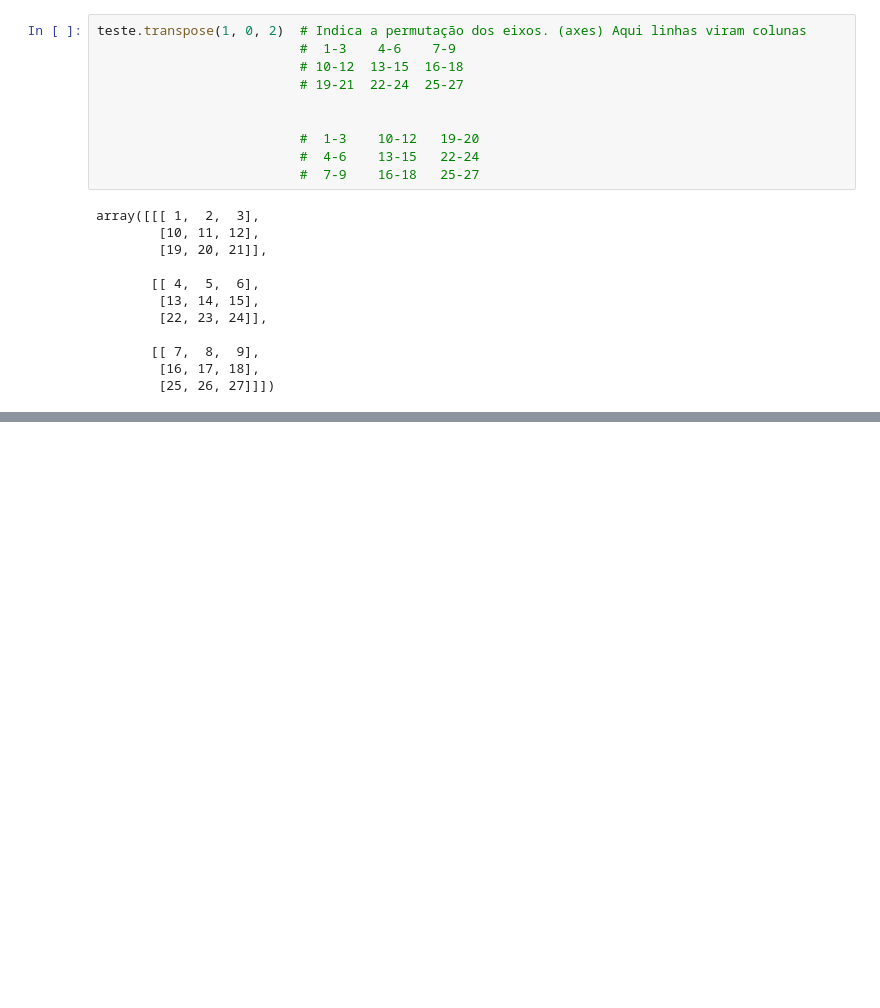
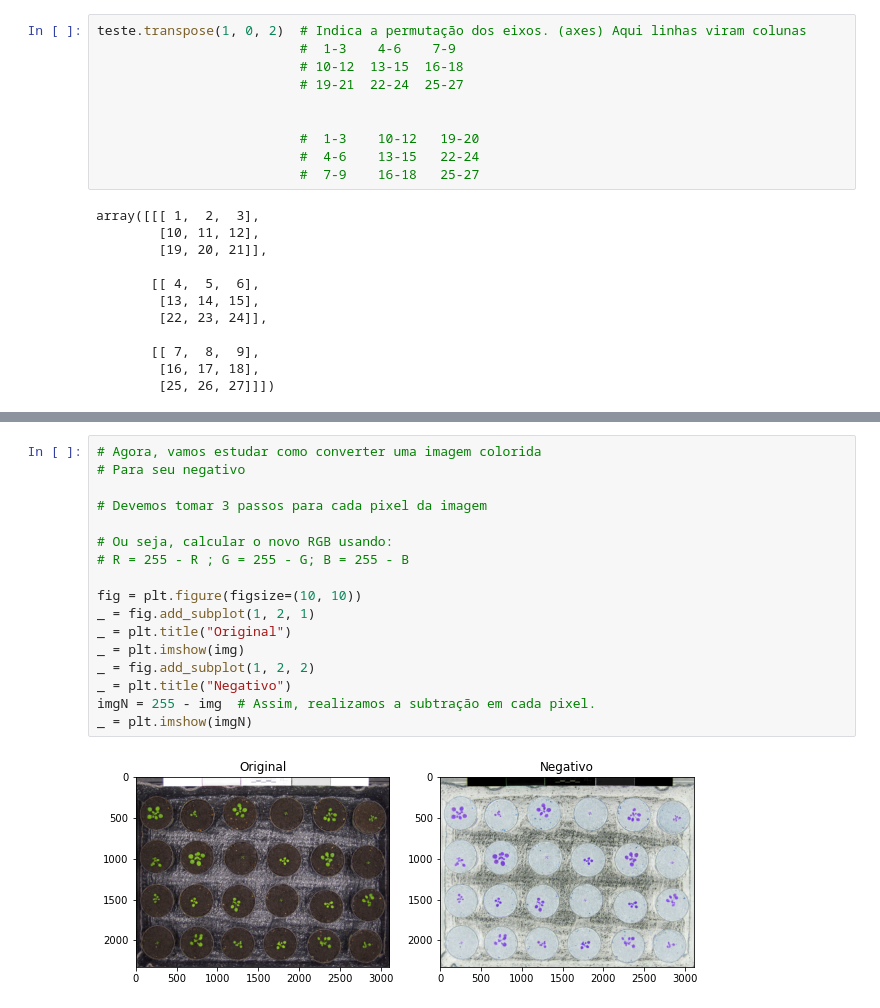
Before and after one commit to heitorc62/Estudos-Processamento-de-Imagens, a Jupyter notebook: Testes_Com_Python/ProcessandoImagensNumpy.ipynb, the cells around one changed output, grey strips where cells are left out. Saved outputs shown, nothing was run; the diff lists cells and outputs as text; blank space fills up the shorter version.

```diff
--- a/Testes_Com_Python/ProcessandoImagensNumpy.ipynb
+++ b/Testes_Com_Python/ProcessandoImagensNumpy.ipynb
@@ -142,0 +155,19 @@ array([[[ 1,  2,  3],
+# %%
+# Agora, vamos estudar como converter uma imagem colorida
+# Para seu negativo
+
+# Devemos tomar 3 passos para cada pixel da imagem
+
+# Ou seja, calcular o novo RGB usando:
+# R = 255 - R ; G = 255 - G; B = 255 - B
+
+fig = plt.figure(figsize=(10, 10))
+_ = fig.add_subplot(1, 2, 1)
+_ = plt.title("Original")
+_ = plt.imshow(img)
+_ = fig.add_subplot(1, 2, 2)
+_ = plt.title("Negativo")
+imgN = 255 - img  # Assim, realizamos a subtração em cada pixel.
+_ = plt.imshow(imgN)
+# %% [output]
+[figure, added]
```
Also changed, not shown: parts of 9 cells of this notebook.
